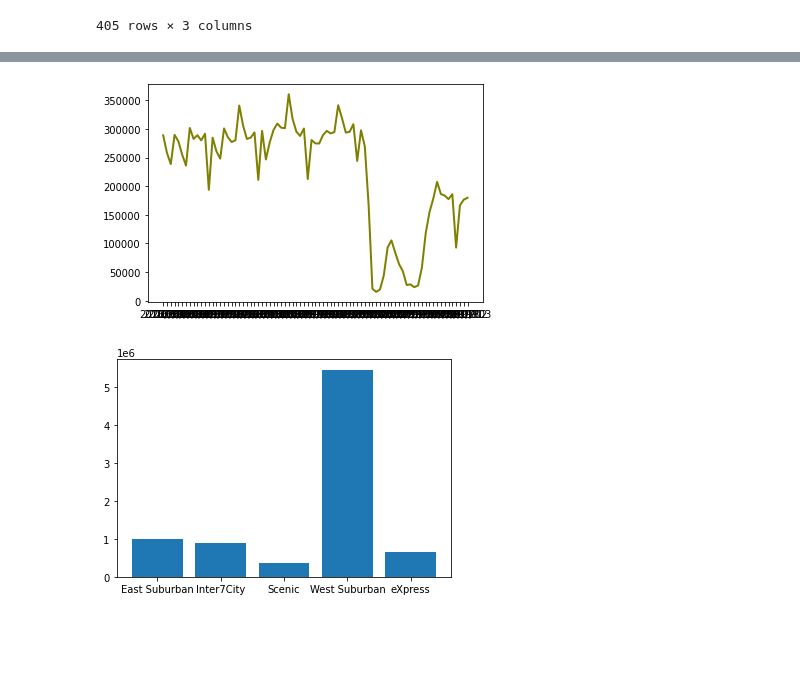
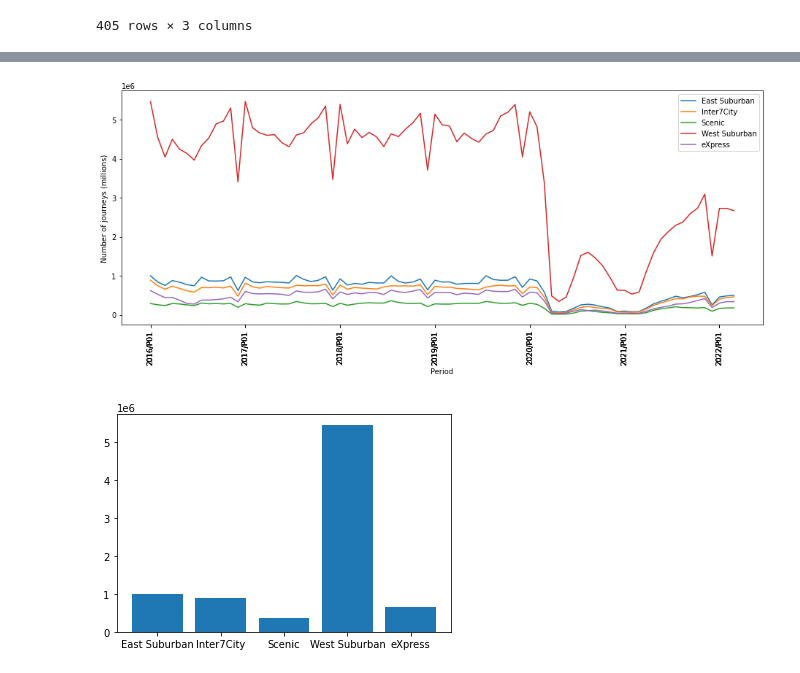
Before and after one commit to JoshYang1/Innovation-Week-Krusty-Krabs, a Jupyter notebook: Krusty Krab.ipynb, the cells around one changed output, grey strips where cells are left out. Saved outputs shown, nothing was run; the diff lists cells and outputs as text; code cells hidden in the pictures; blank space fills up the shorter version.

Commit message:
Fixed xticks

```diff
--- a/Krusty Krab.ipynb
+++ b/Krusty Krab.ipynb
@@ -35,5 +34,8 @@ df
 | 404 | eXpress | 2022/P03 | 337260 |
 405 rows × 3 columns
 # %%
-df2 = df[df["ServiceGroup4"] == 'Scenic']
-df2
+eastsub = df[df['ServiceGroup4'] =='East Suburban']
+scenic = df[df['ServiceGroup4'] =='Scenic']
+express = df[df['ServiceGroup4'] =='eXpress']
+intercity = df[df['ServiceGroup4'] =='Inter7City']
+westsub = df[df['ServiceGroup4'] =='West Suburban']
@@ -53,0 +42,3 @@ df2
+# %%
+xticks = df[df["CalendarPeriod"].str.contains('P01')]
+xticks
@@ -54,7 +63,17 @@ df2
 # %%
-plt.plot( 'CalendarPeriod', 'OpJourneys on selDates', data=df2, marker='', color='olive', linewidth=2);
+plt.figure(figsize=(40/2.54, 15/2.54))
+plt.plot('CalendarPeriod', 'OpJourneys on selDates', data=eastsub, label="East Suburban")
+plt.plot('CalendarPeriod', 'OpJourneys on selDates', data=intercity, label="Inter7City")
+plt.plot('CalendarPeriod', 'OpJourneys on selDates', data=scenic, label="Scenic")
+plt.plot('CalendarPeriod', 'OpJourneys on selDates', data=westsub, label="West Suburban")
+plt.plot('CalendarPeriod', 'OpJourneys on selDates', data=express, label="eXpress")
+plt.legend()
+plt.xticks(xticks["CalendarPeriod"],rotation=90)
+plt.xlabel('Period')
+plt.ylabel('Number of journeys (millions)')
+plt.show()
 # %% [output]
-[figure, old version]
+[figure, new version]
 # %%
 journeys = df['OpJourneys on selDates']
 service = df['ServiceGroup4']
```
Also changed, not shown: parts of 8 cells of this notebook.
